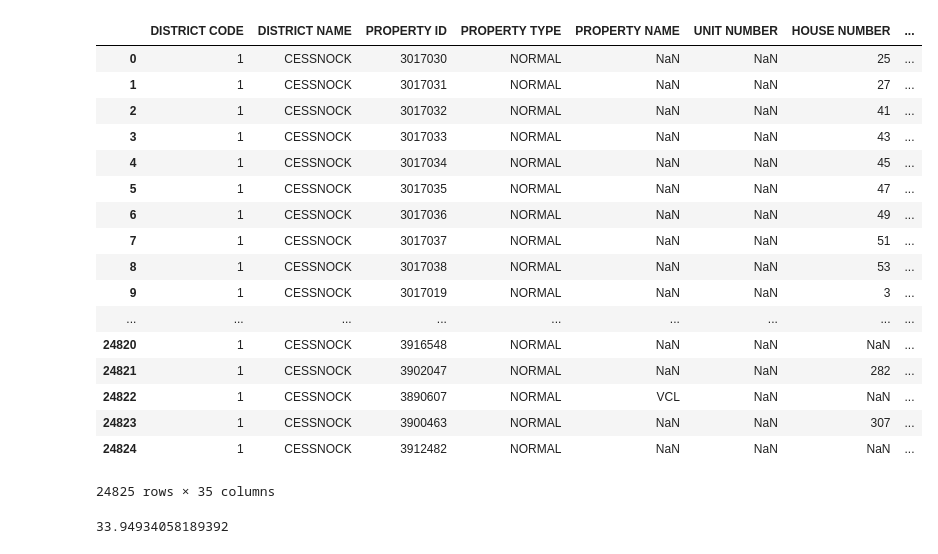
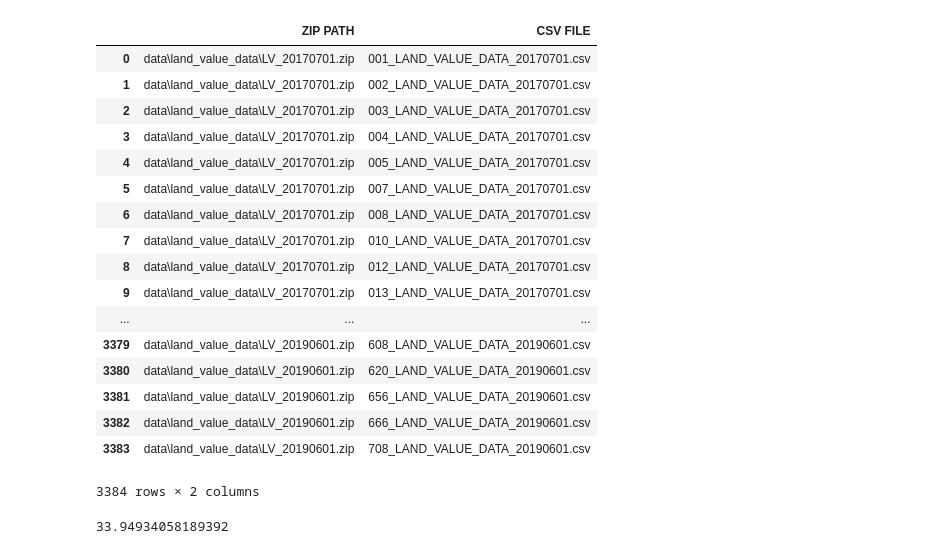
Before and after one commit to elijahjorell/open-data-project, a Jupyter notebook: open_data_project.ipynb, the cells around one changed output. Saved outputs shown, nothing was run; the diff lists cells and outputs as text; code cells hidden in the pictures.

Commit message:
Create dataframe of zip and csv files

```diff
--- a/open_data_project.ipynb
+++ b/open_data_project.ipynb
@@ -24,27 +24,40 @@ land_value_df = pd.concat([pd.read_csv(path, encoding = "ISO-8859-1") for path i
 land_value_df.to_csv("land_value_data_combined.csv")
 # %%
 # opening zip file
-zf = zipfile.ZipFile(Path("data/LV_20170801.zip"))
-pd.read_csv(zf.open(zf.namelist()[0]))
+# zf = zipfile.ZipFile(Path("data/LV_20170801.zip"))
+# pd.read_csv(zf.open(zf.namelist()[0]))
+
+zip_path_list = sorted(Path("data/land_value_data").glob("**/*.zip"))
+
+zip_csv_list = []
+
+for zp in zip_path_list:
+    zf = zipfile.ZipFile(zp)
+    for csv in zf.namelist():
+        zip_csv_list.append([zp, csv])
+    zf.close()
+
+zip_csv_df = pd.DataFrame(zip_csv_list, columns=["ZIP PATH", "CSV FILE"])
+zip_csv_df
 # %% [output]
-|  | DISTRICT CODE | DISTRICT NAME | PROPERTY ID | PROPERTY TYPE | PROPERTY NAME | UNIT NUMBER | HOUSE NUMBER | ... |
-| 0 | 1 | CESSNOCK | 3017030 | NORMAL | NaN | NaN | 25 | ... |
-| 1 | 1 | CESSNOCK | 3017031 | NORMAL | NaN | NaN | 27 | ... |
-| 2 | 1 | CESSNOCK | 3017032 | NORMAL | NaN | NaN | 41 | ... |
-| 3 | 1 | CESSNOCK | 3017033 | NORMAL | NaN | NaN | 43 | ... |
-| 4 | 1 | CESSNOCK | 3017034 | NORMAL | NaN | NaN | 45 | ... |
-| 5 | 1 | CESSNOCK | 3017035 | NORMAL | NaN | NaN | 47 | ... |
-| 6 | 1 | CESSNOCK | 3017036 | NORMAL | NaN | NaN | 49 | ... |
-| 7 | 1 | CESSNOCK | 3017037 | NORMAL | NaN | NaN | 51 | ... |
-| 8 | 1 | CESSNOCK | 3017038 | NORMAL | NaN | NaN | 53 | ... |
-| 9 | 1 | CESSNOCK | 3017019 | NORMAL | NaN | NaN | 3 | ... |
-| ... | ... | ... | ... | ... | ... | ... | ... | ... |
-| 24820 | 1 | CESSNOCK | 3916548 | NORMAL | NaN | NaN | NaN | ... |
-| 24821 | 1 | CESSNOCK | 3902047 | NORMAL | NaN | NaN | 282 | ... |
-| 24822 | 1 | CESSNOCK | 3890607 | NORMAL | VCL | NaN | NaN | ... |
-| 24823 | 1 | CESSNOCK | 3900463 | NORMAL | NaN | NaN | 307 | ... |
-| 24824 | 1 | CESSNOCK | 3912482 | NORMAL | NaN | NaN | NaN | ... |
+|  | ZIP PATH | CSV FILE |
+| 0 | data\land_value_data\LV_20170701.zip | 001_LAND_VALUE_DATA_20170701.csv |
+| 1 | data\land_value_data\LV_20170701.zip | 002_LAND_VALUE_DATA_20170701.csv |
+| 2 | data\land_value_data\LV_20170701.zip | 003_LAND_VALUE_DATA_20170701.csv |
+| 3 | data\land_value_data\LV_20170701.zip | 004_LAND_VALUE_DATA_20170701.csv |
+| 4 | data\land_value_data\LV_20170701.zip | 005_LAND_VALUE_DATA_20170701.csv |
+| 5 | data\land_value_data\LV_20170701.zip | 007_LAND_VALUE_DATA_20170701.csv |
+| 6 | data\land_value_data\LV_20170701.zip | 008_LAND_VALUE_DATA_20170701.csv |
+| 7 | data\land_value_data\LV_20170701.zip | 010_LAND_VALUE_DATA_20170701.csv |
+| 8 | data\land_value_data\LV_20170701.zip | 012_LAND_VALUE_DATA_20170701.csv |
+| 9 | data\land_value_data\LV_20170701.zip | 013_LAND_VALUE_DATA_20170701.csv |
+| ... | ... | ... |
+| 3379 | data\land_value_data\LV_20190601.zip | 608_LAND_VALUE_DATA_20190601.csv |
+| 3380 | data\land_value_data\LV_20190601.zip | 620_LAND_VALUE_DATA_20190601.csv |
+| 3381 | data\land_value_data\LV_20190601.zip | 656_LAND_VALUE_DATA_20190601.csv |
+| 3382 | data\land_value_data\LV_20190601.zip | 666_LAND_VALUE_DATA_20190601.csv |
+| 3383 | data\land_value_data\LV_20190601.zip | 708_LAND_VALUE_DATA_20190601.csv |
-24825 rows × 35 columns
+3384 rows × 2 columns
 # %%
 start_time = time.time()
 
```
Also changed, not shown: parts of 1 cell of this notebook.
